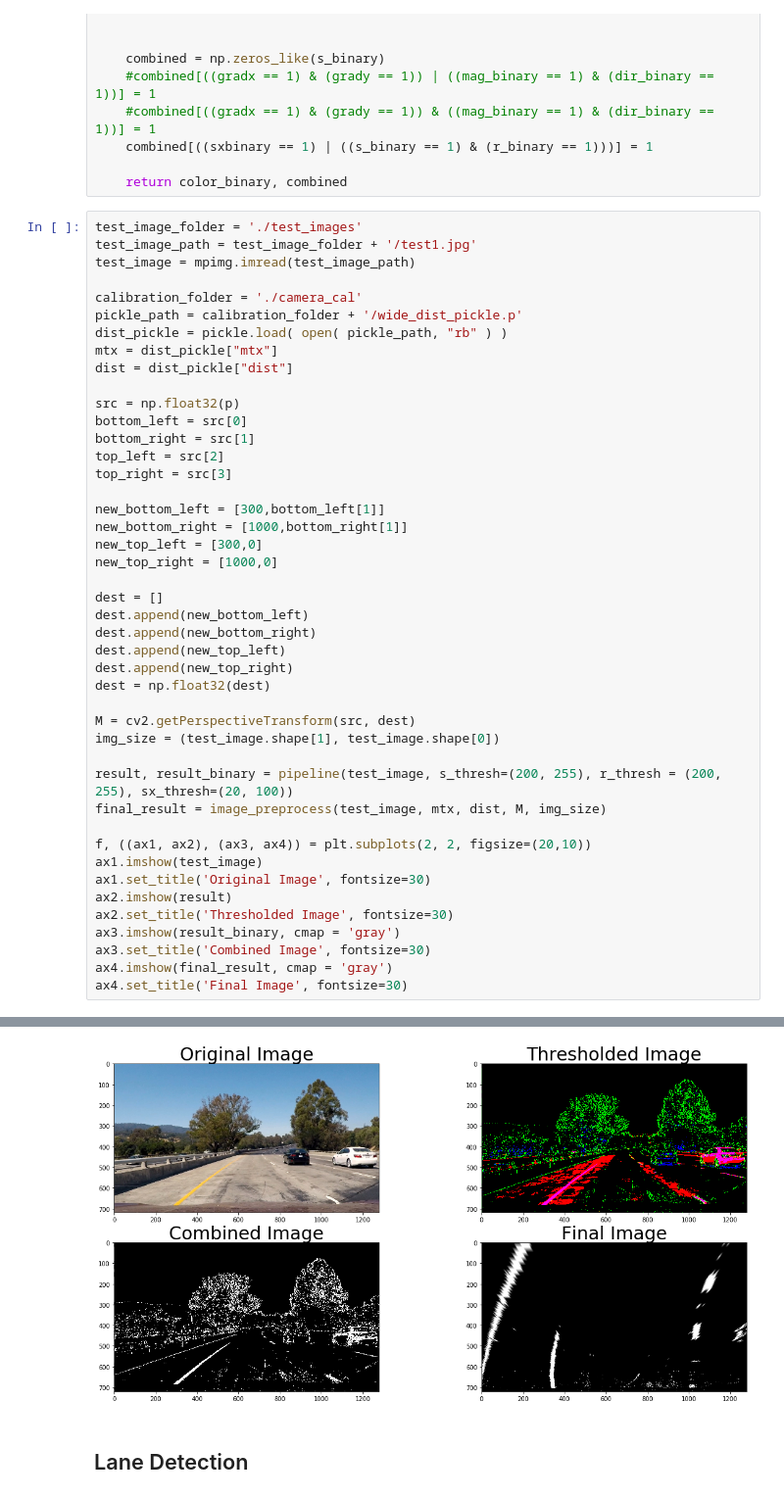
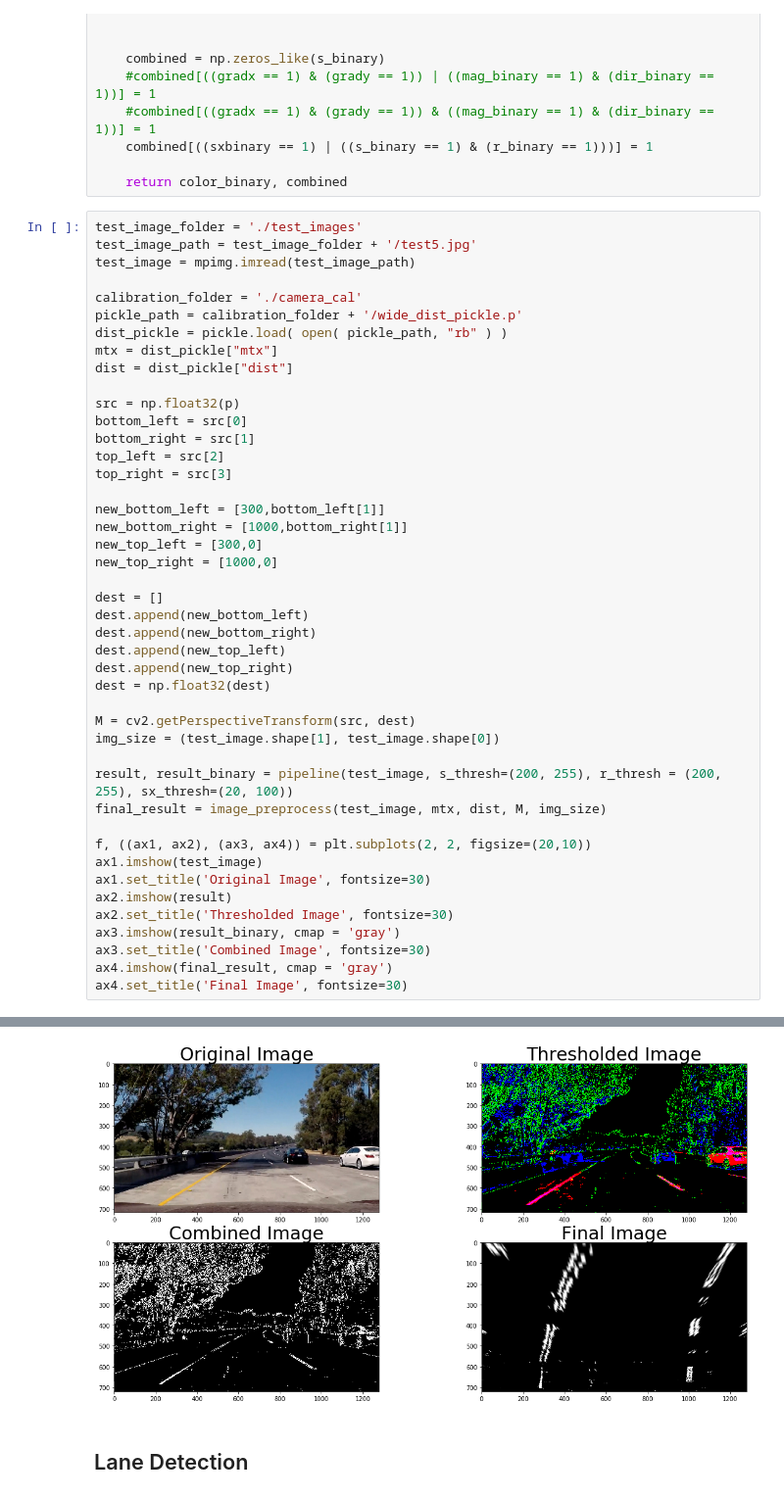
Before and after one commit to Maesla/Advanced-Lane-Lines, a Jupyter notebook: advance_lane_lines.ipynb, the cells around one changed output, grey strips where cells are left out. Shown at 98% size. Saved outputs shown, nothing was run; the diff lists cells and outputs as text.

```diff
--- a/advance_lane_lines.ipynb
+++ b/advance_lane_lines.ipynb
@@ -357,7 +357,7 @@ def pipeline(img, s_thresh=(170, 255), r_thresh = (200, 255), sx_thresh=(20, 100
     return color_binary, combined
 # %%
 test_image_folder = './test_images'
-test_image_path = test_image_folder + '/test1.jpg'
+test_image_path = test_image_folder + '/test5.jpg'
 test_image = mpimg.imread(test_image_path)
 
 calibration_folder = './camera_cal'
@@ -374,34 +374,34 @@ top_right = src[3]
 
 new_bottom_left = [300,bottom_left[1]]
 new_bottom_right = [1000,bottom_right[1]]
 new_top_left = [300,0]
 new_top_right = [1000,0]
 
 dest = []
 dest.append(new_bottom_left)
 dest.append(new_bottom_right)
 dest.append(new_top_left)
 dest.append(new_top_right)
 dest = np.float32(dest)
 
 M = cv2.getPerspectiveTransform(src, dest)
 img_size = (test_image.shape[1], test_image.shape[0])
 
 result, result_binary = pipeline(test_image, s_thresh=(200, 255), r_thresh = (200, 255), sx_thresh=(20, 100))
 final_result = image_preprocess(test_image, mtx, dist, M, img_size)
 
 f, ((ax1, ax2), (ax3, ax4)) = plt.subplots(2, 2, figsize=(20,10))
 ax1.imshow(test_image)
 ax1.set_title('Original Image', fontsize=30)
 ax2.imshow(result)
 ax2.set_title('Thresholded Image', fontsize=30)
 ax3.imshow(result_binary, cmap = 'gray')
 ax3.set_title('Combined Image', fontsize=30)
 ax4.imshow(final_result, cmap = 'gray')
 ax4.set_title('Final Image', fontsize=30)
 # %% [output]
 <matplotlib.text.Text at 0x...>
-[figure, old version]
+[figure, new version]
 # %% [markdown]
 ## Lane Detection
 # %% [markdown]
```
Also changed, not shown: parts of 2 cells of this notebook.
